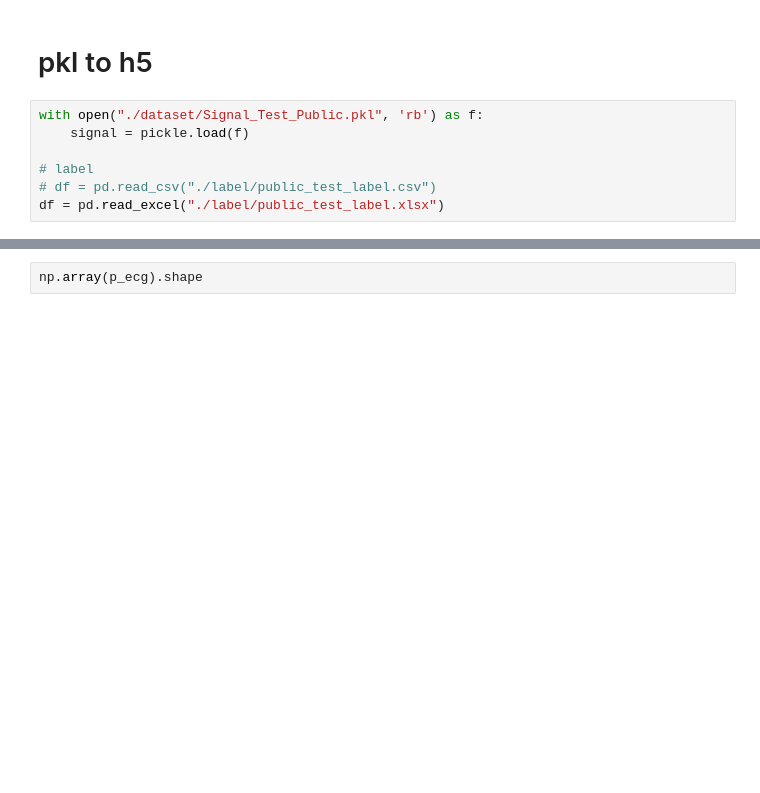
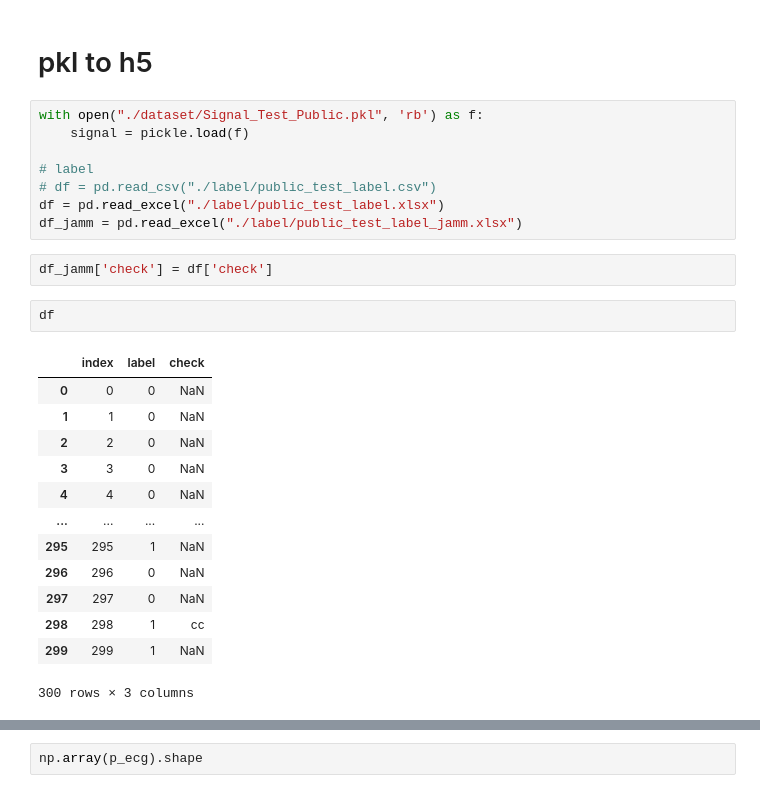
Before and after one commit to LEEHM97/Artifact-Detection-In-ECG, a Jupyter notebook: preprocessing.ipynb, the cells around one changed output, grey strips where cells are left out. Saved outputs shown, nothing was run; the diff lists cells and outputs as text; blank space fills up the shorter version.

```diff
--- a/preprocessing.ipynb
+++ b/preprocessing.ipynb
@@ -134,3 +134,22 @@ with open("./dataset/Signal_Test_Public.pkl", 'rb') as f:
 # label
 # df = pd.read_csv("./label/public_test_label.csv")
 df = pd.read_excel("./label/public_test_label.xlsx")
+df_jamm = pd.read_excel("./label/public_test_label_jamm.xlsx")
+# %%
+df_jamm['check'] = df['check']
+# %%
+df
+# %% [output]
+|  | index | label | check |
+| 0 | 0 | 0 | NaN |
+| 1 | 1 | 0 | NaN |
+| 2 | 2 | 0 | NaN |
+| 3 | 3 | 0 | NaN |
+| 4 | 4 | 0 | NaN |
+| ... | ... | ... | ... |
+| 295 | 295 | 1 | NaN |
+| 296 | 296 | 0 | NaN |
+| 297 | 297 | 0 | NaN |
+| 298 | 298 | 1 | cc |
+| 299 | 299 | 1 | NaN |
+300 rows × 3 columns
```
Also changed, not shown: parts of 6 cells of this notebook.
